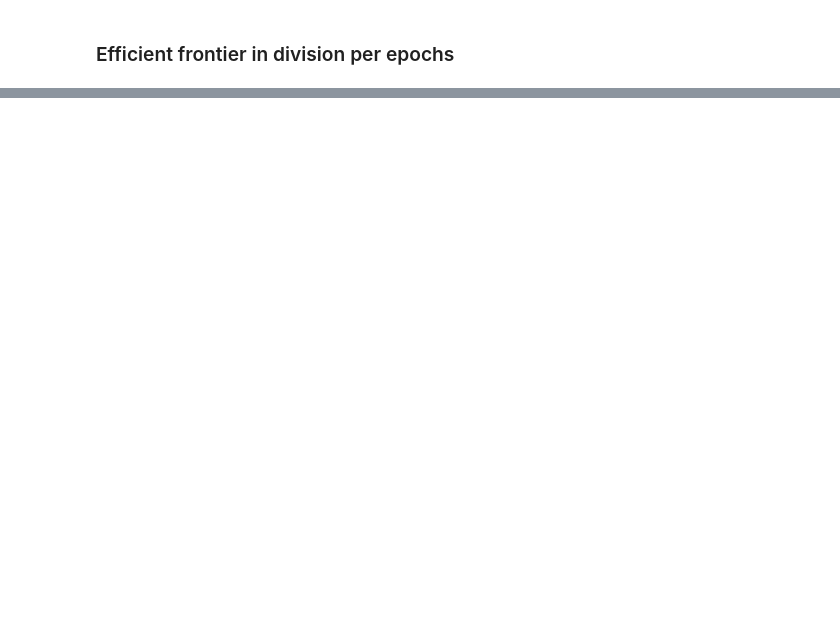
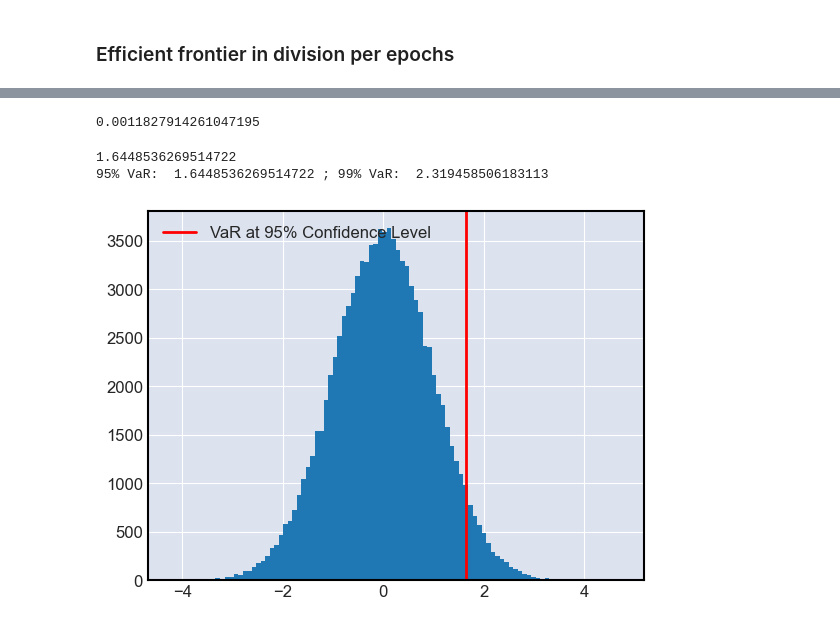
Before and after one commit to TGusciora/Python, a Jupyter notebook: TG_Praca_MGR_Portfel/TG_Praca_MGR_portfel.ipynb, the cells around one changed output, grey strips where cells are left out. Cells and saved outputs as stored; diff of their text form; code cells hidden in the pictures; blank space fills up the shorter version.

```diff
--- a/TG_Praca_MGR_Portfel/TG_Praca_MGR_portfel.ipynb
+++ b/TG_Praca_MGR_Portfel/TG_Praca_MGR_portfel.ipynb
@@ -818,0 +867,24 @@ print("Efficient portfolios\n", efficient_portfolio_epoch)
+# %%
+portfolio_return
+# %% [output]
+0.0011827914261047195
+# %%
+# assuming normal distribution
+
+VaR_95 = stats.norm.ppf(0.95)
+print(VaR_95)
+draws = stats.norm.rvs(size = 100000)
+VaR_99 = np.quantile(draws, 0.99)
+
+# Compare the 95% and 99% VaR
+print("95% VaR: ", VaR_95, "; 99% VaR: ", VaR_99)
+
+# Plot the normal distribution histogram and 95% VaR measure
+plt.hist(draws, bins = 100)
+plt.axvline(x = VaR_95, c='r', label = "VaR at 95% Confidence Level")
+plt.legend()
+plt.show()
+# %% [output]
+1.6448536269514722
+95% VaR:  1.6448536269514722 ; 99% VaR:  2.319458506183113
+[figure, added]
```
Also changed, not shown: parts of 56 cells of this notebook, 25 other files.
